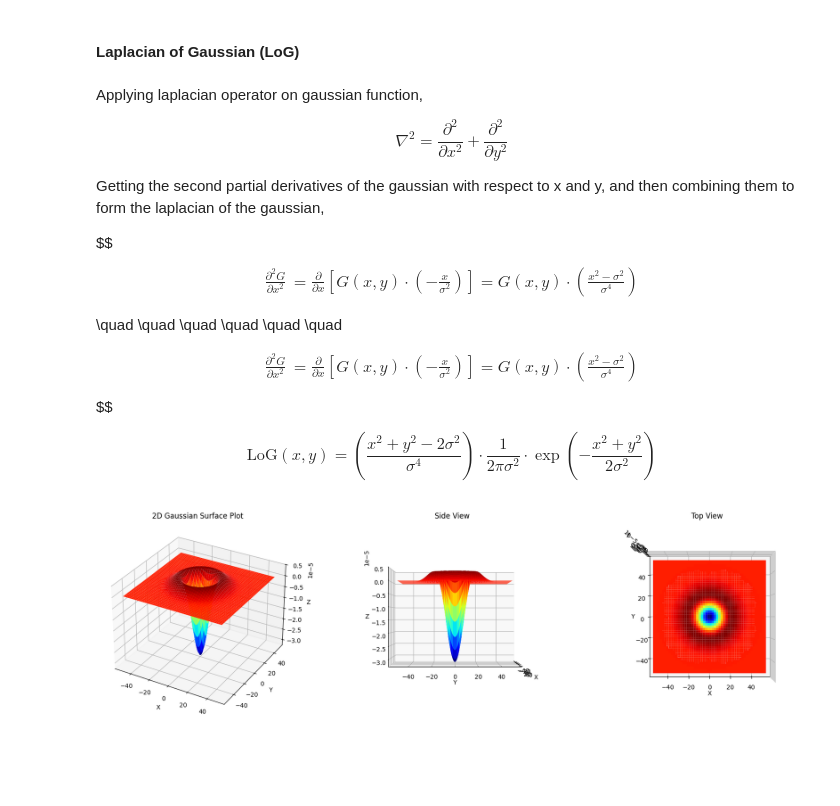
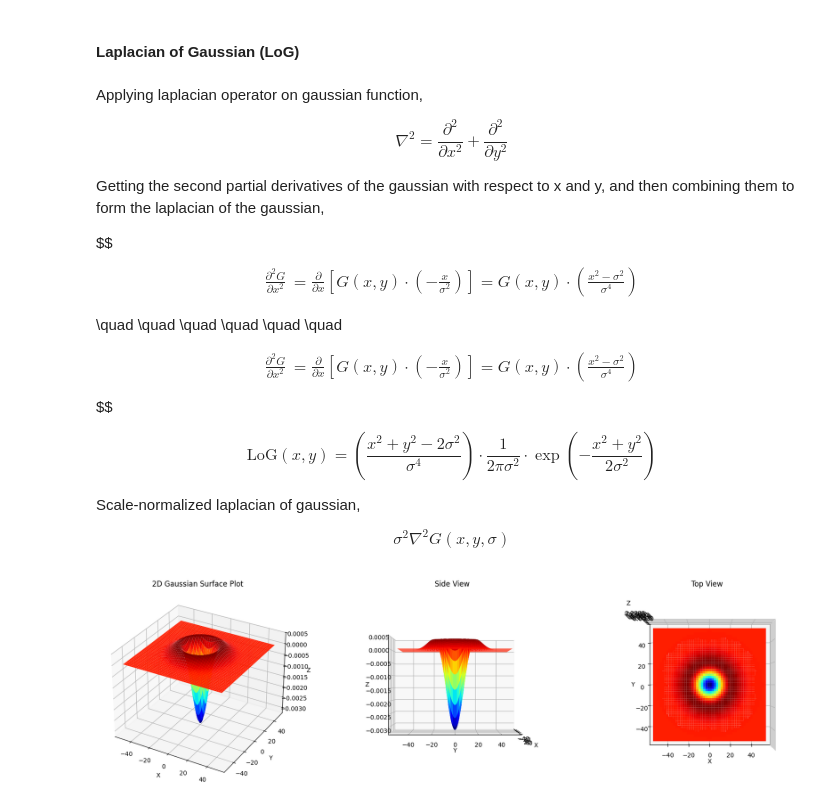
Before and after one commit to dilansenuruk/Image-Processing, a Jupyter notebook: Blobs_and_Fitting_basics.ipynb, the cells around one changed output. Drawn from its saved outputs; the diff is of its cells as text; code cells hidden in the pictures; blank space fills up the shorter version.

```diff
--- a/Blobs_and_Fitting_basics.ipynb
+++ b/Blobs_and_Fitting_basics.ipynb
@@ -30,6 +30,12 @@ $$
 $$
 \text{LoG}(x, y) = \left( \frac{x^2 + y^2 - 2\sigma^2}{\sigma^4} \right) \cdot \frac{1}{2\pi\sigma^2} \cdot \exp\left( -\frac{x^2 + y^2}{2\sigma^2} \right)
 $$
+
+Scale-normalized laplacian of gaussian,
+
+$$
+\sigma^2 \nabla^2 G(x, y, \sigma)
+$$
 # %%
 from mpl_toolkits.mplot3d import Axes3D
 import matplotlib.pyplot as plt
@@ -40,37 +46,37 @@ spacial_resolution = 0.1
 x = np.arange(-50, 50, spacial_resolution)
 y = np.arange(-50, 50, spacial_resolution)
 X, Y = np.meshgrid(x, y)
-LoG = ((X**2 + Y**2 - 2*sigma**2)/sigma**4)*(1/(2*np.pi*sigma**2))*np.exp(-(X**2+Y**2)/(2*sigma**2))
+LoG = sigma**2 * ((X**2 + Y**2 - 2*sigma**2)/sigma**4)*(1/(2*np.pi*sigma**2))*np.exp(-(X**2+Y**2)/(2*sigma**2))
 
 fig = plt.figure(figsize=(18, 5))
 
 # main view
 ax = fig.add_subplot(1, 3, 1, projection='3d')
 surf = ax.plot_surface(X, Y, LoG, cmap='jet')
 ax.set_title("2D Gaussian Surface Plot")
 ax.set_xlabel("X")
 ax.set_ylabel("Y")
 ax.set_zlabel("Z")
 
 # side view
 ax2 = fig.add_subplot(1, 3, 2, projection='3d')
 surf2 = ax2.plot_surface(X, Y, LoG, cmap='jet')
 ax2.view_init(elev=0, azim=0)  # side view from the x-direction
 ax2.set_title("Side View")
 ax2.set_xlabel("X")
 ax2.set_ylabel("Y")
 ax2.set_zlabel("Z")
 
 # top view
 ax3 = fig.add_subplot(1, 3, 3, projection='3d')
 surf3 = ax3.plot_surface(X, Y, LoG, cmap='jet')
 ax3.view_init(elev=90, azim=-90)  # directly overhead
 ax3.set_title("Top View")
 ax3.set_xlabel("X")
 ax3.set_ylabel("Y")
 ax3.set_zlabel("Z")
 
 plt.tight_layout()
 plt.show()
 # %% [output]
-[figure, old version]
+[figure, new version]
```
Also changed, not shown: parts of 5 cells of this notebook.
